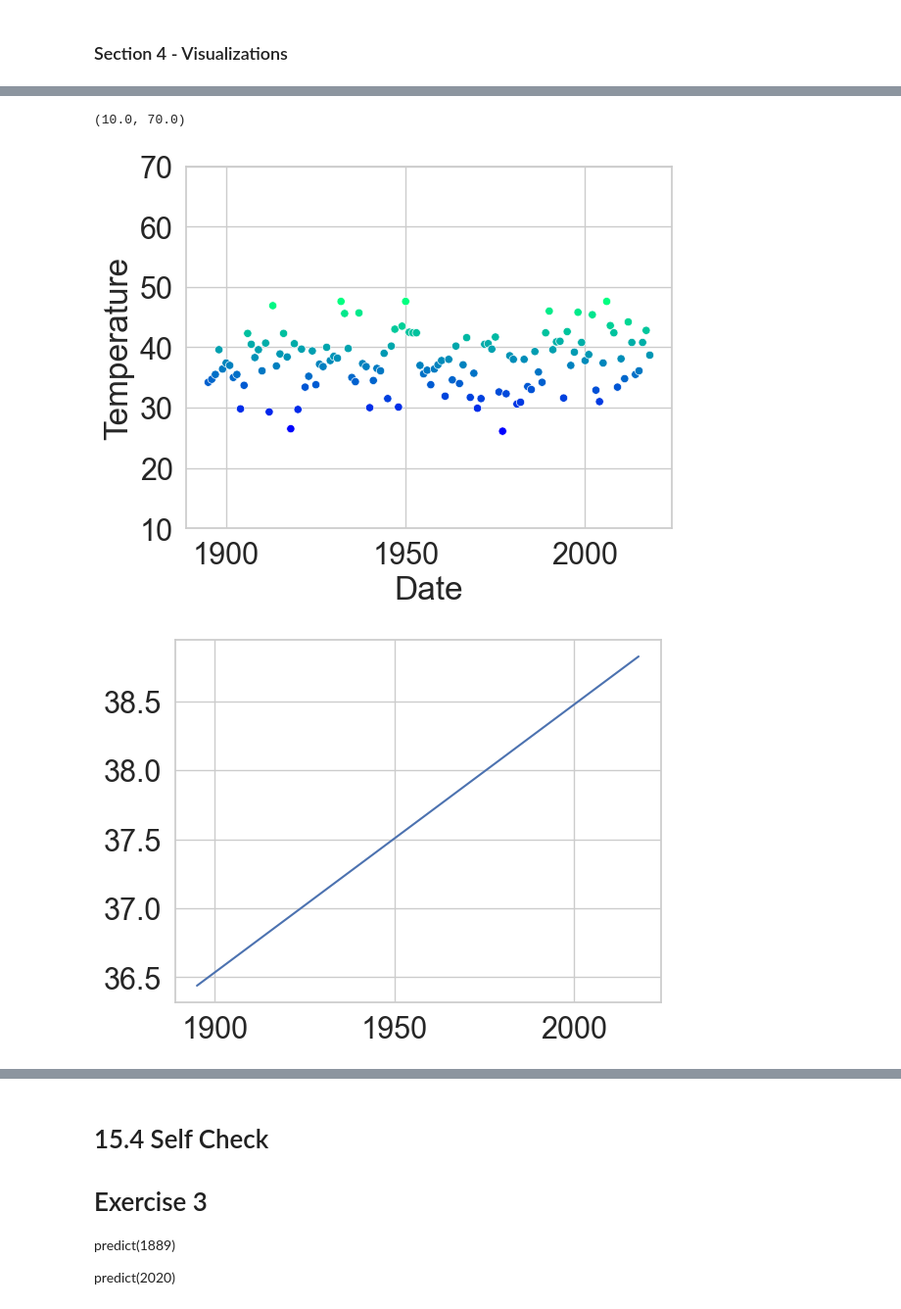
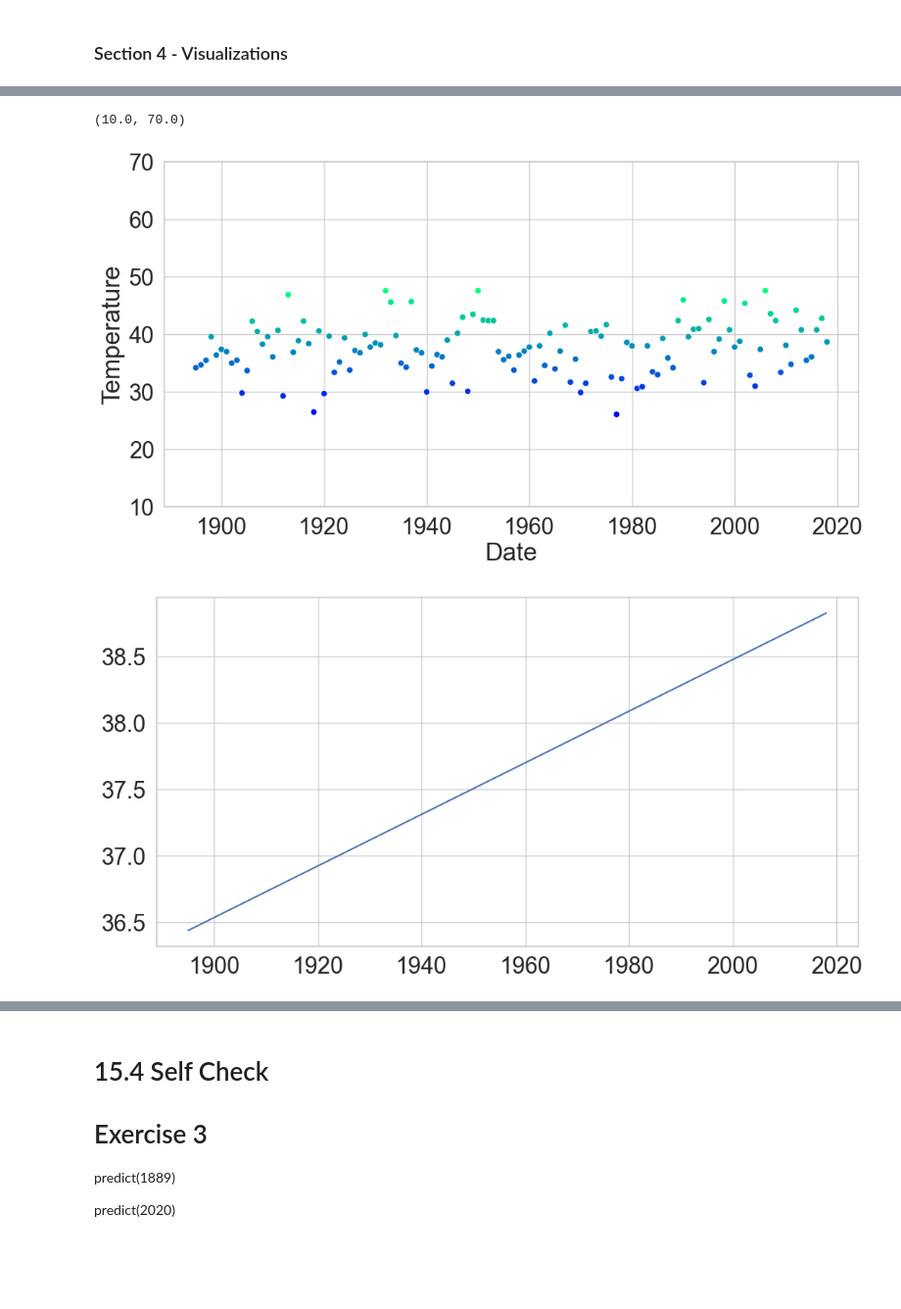
Before and after one commit to Airfirm/datafun-07-ml, a Jupyter notebook: femi_ml.ipynb, the cells around one changed output, grey strips where cells are left out. Shown at 98% size. Saved outputs shown, nothing was run; the diff lists cells and outputs as text; code cells hidden in the pictures; blank space fills up the shorter version.

```diff
--- a/femi_ml.ipynb
+++ b/femi_ml.ipynb
@@ -271,14 +282,16 @@ axes = sns.scatterplot(data=df, x='Date', y='Temperature',
 # %%
 # Visualizing the Dataset with the Regression Line
 # import seaborn as sns
+
+plt.figure(figsize=(12, 6))
 
 axes = sns.scatterplot(data=df, x='Date', y='Temperature',
      hue='Temperature', palette='winter', legend=False)
 
 axes.set_ylim(10, 70)
 # %% [output]
 (10.0, 70.0)
-[figure, old version]
+[figure, new version]
 # %%
 # Visualizing the Dataset with the Regression Line
 # import numpy as np
@@ -289,10 +302,10 @@ y = predict(x)
 # %%
 # Visualizing the Dataset with the Regression Line
 # import matplotlib.pyplot as plt
-
+plt.figure(figsize=(12, 6))
 line = plt.plot(x, y)
 # %% [output]
-[figure, old version]
+[figure, new version]
 # %%
 # Visualizing the Dataset with the Regression Line
 # import seaborn as sns
```
Also changed, not shown: parts of 7 cells of this notebook.
